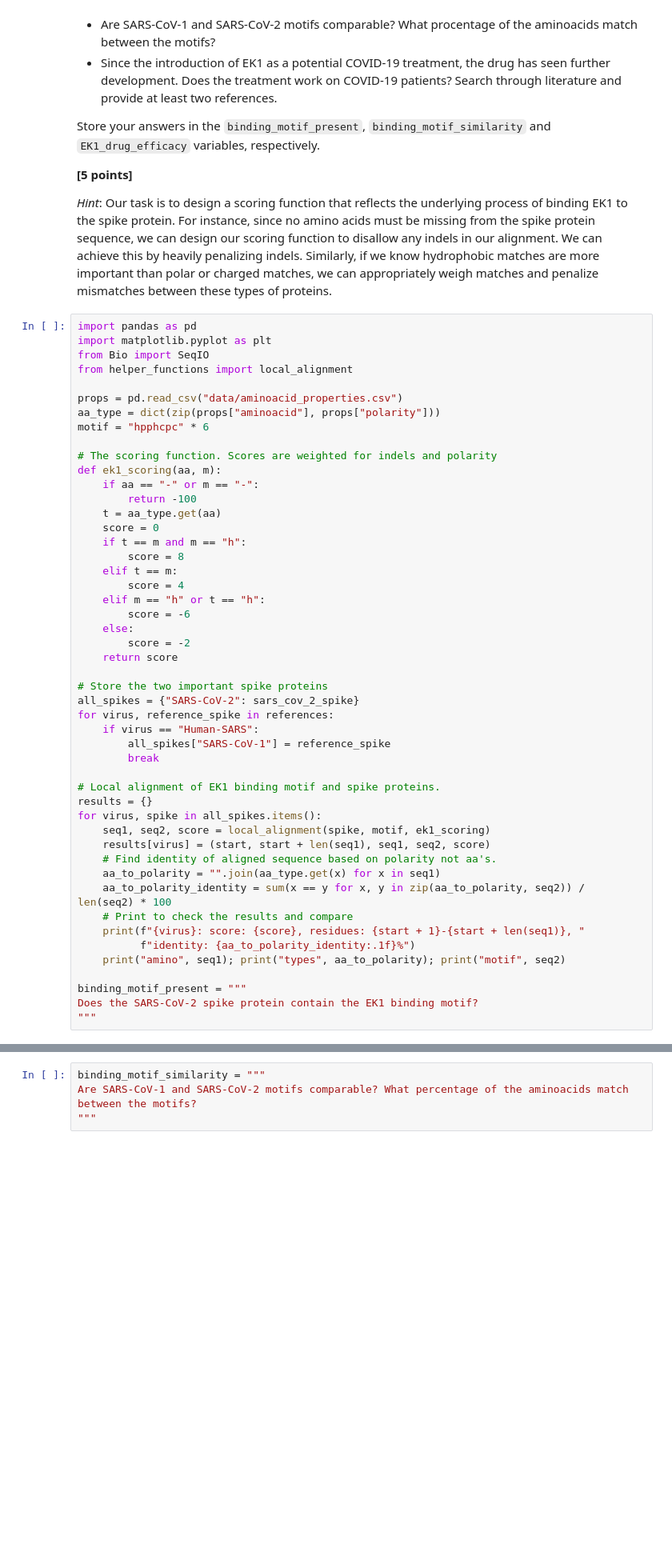
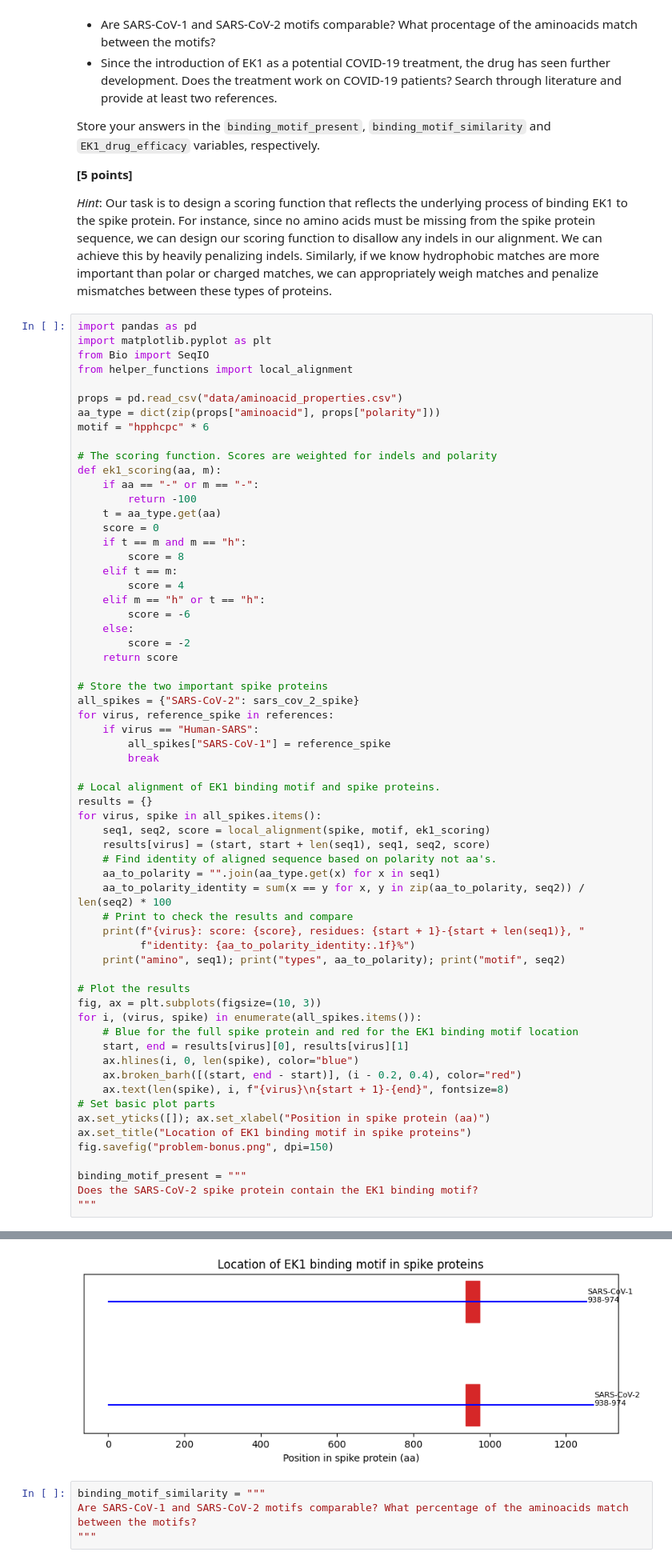
Before and after one commit to Syzygy13/BINF3020, a Jupyter notebook: gene_func_workbook.ipynb, the cells around one changed output, grey strips where cells are left out. Shown at 80% size. Cells and saved outputs as stored; diff of their text form; blank space fills up the shorter version.

Commit message:
added plot and made file for it

```diff
--- a/gene_func_workbook.ipynb
+++ b/gene_func_workbook.ipynb
@@ -375,33 +375,47 @@ all_spikes = {"SARS-CoV-2": sars_cov_2_spike}
 for virus, reference_spike in references:
     if virus == "Human-SARS":
         all_spikes["SARS-CoV-1"] = reference_spike
         break
 
 # Local alignment of EK1 binding motif and spike proteins.
 results = {}
 for virus, spike in all_spikes.items():
     seq1, seq2, score = local_alignment(spike, motif, ek1_scoring)
     results[virus] = (start, start + len(seq1), seq1, seq2, score)
     # Find identity of aligned sequence based on polarity not aa's.
     aa_to_polarity = "".join(aa_type.get(x) for x in seq1)
     aa_to_polarity_identity = sum(x == y for x, y in zip(aa_to_polarity, seq2)) / len(seq2) * 100
     # Print to check the results and compare
     print(f"{virus}: score: {score}, residues: {start + 1}-{start + len(seq1)}, "
           f"identity: {aa_to_polarity_identity:.1f}%")
     print("amino", seq1); print("types", aa_to_polarity); print("motif", seq2)
 
+# Plot the results
+fig, ax = plt.subplots(figsize=(10, 3))
+for i, (virus, spike) in enumerate(all_spikes.items()):
+    # Blue for the full spike protein and red for the EK1 binding motif location
+    start, end = results[virus][0], results[virus][1]
+    ax.hlines(i, 0, len(spike), color="blue")
+    ax.broken_barh([(start, end - start)], (i - 0.2, 0.4), color="red")
+    ax.text(len(spike), i, f"{virus}\n{start + 1}-{end}", fontsize=8)
+# Set basic plot parts
+ax.set_yticks([]); ax.set_xlabel("Position in spike protein (aa)")
+ax.set_title("Location of EK1 binding motif in spike proteins")
+fig.savefig("problem-bonus.png", dpi=150)
+
 binding_motif_present = """
 Does the SARS-CoV-2 spike protein contain the EK1 binding motif?
 """
 # %% [output]
 SARS-CoV-2: score: 74.0, residues: 938-974, identity: 59.5%
 amino AQALNTLVKQLSSNFGAISSVLNDILSRLDKVEAEVQ
 types hphhpphhcphppphhhhpphhpchhpchcchchchp
 motif hpphcpchpphcpchpphcpchpphcpchpphcpchp
 SARS-CoV-1: score: 74.0, residues: 938-974, identity: 59.5%
 amino AQALNTLVKQLSSNFGAISSVLNDILSRLDKVEAEVQ
 types hphhpphhcphppphhhhpphhpchhpchcchchchp
 motif hpphcpchpphcpchpphcpchpphcpchpphcpchp
+[figure, added]
 # %%
 binding_motif_similarity = """
 Are SARS-CoV-1 and SARS-CoV-2 motifs comparable? What percentage of the aminoacids match between the motifs?
```
Also changed, not shown: 1 other file.
